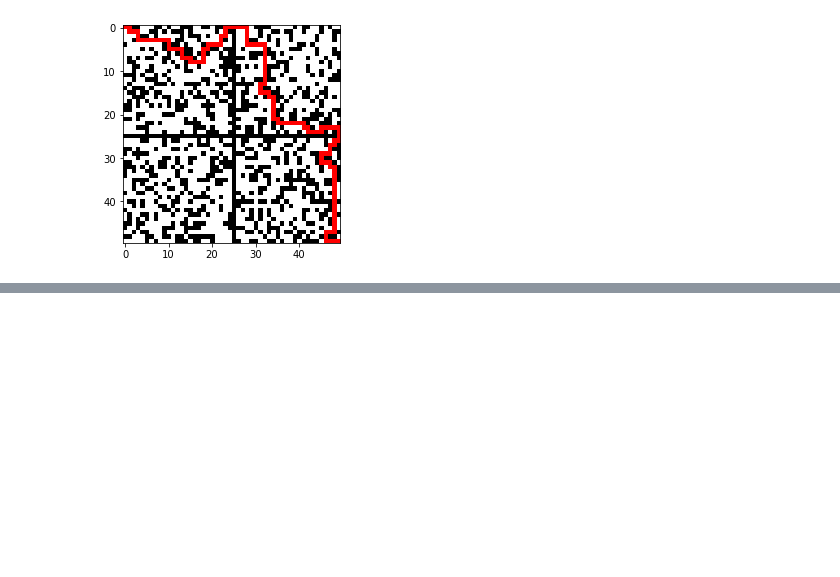
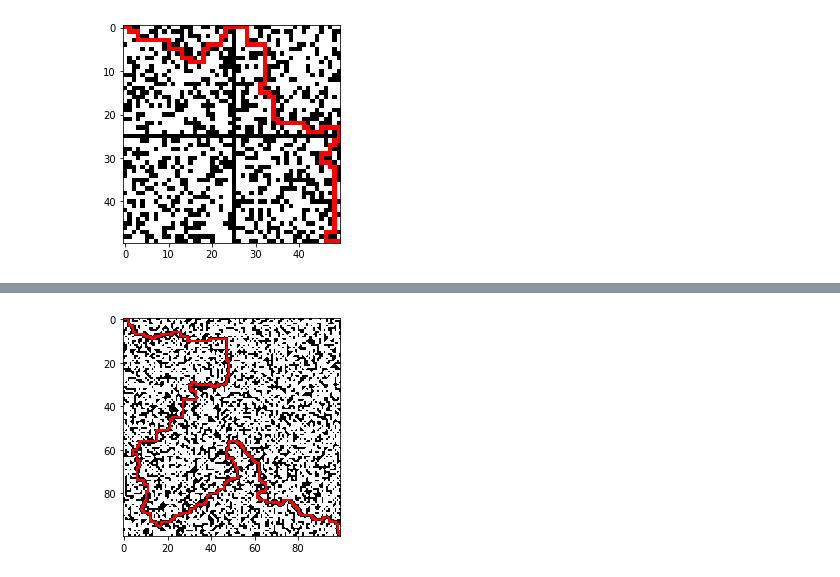
Before and after one commit to hav0323/vvp_bludiste, a Jupyter notebook: examples.ipynb, the cells around one changed output, grey strips where cells are left out. Cells and saved outputs as stored; diff of their text form; code cells hidden in the pictures; blank space fills up the shorter version.

```diff
--- a/examples.ipynb
+++ b/examples.ipynb
@@ -28,0 +35,6 @@ incident_matrix = Maze.IncidentMatrix(maze)
+# %%
+maze = Maze(100)
+path = Maze.shortest_path(maze)
+Maze.maze_picture(maze, path)
+# %% [output]
+[figure, added]
```
Also changed, not shown: parts of 3 cells of this notebook, 1 other file.
